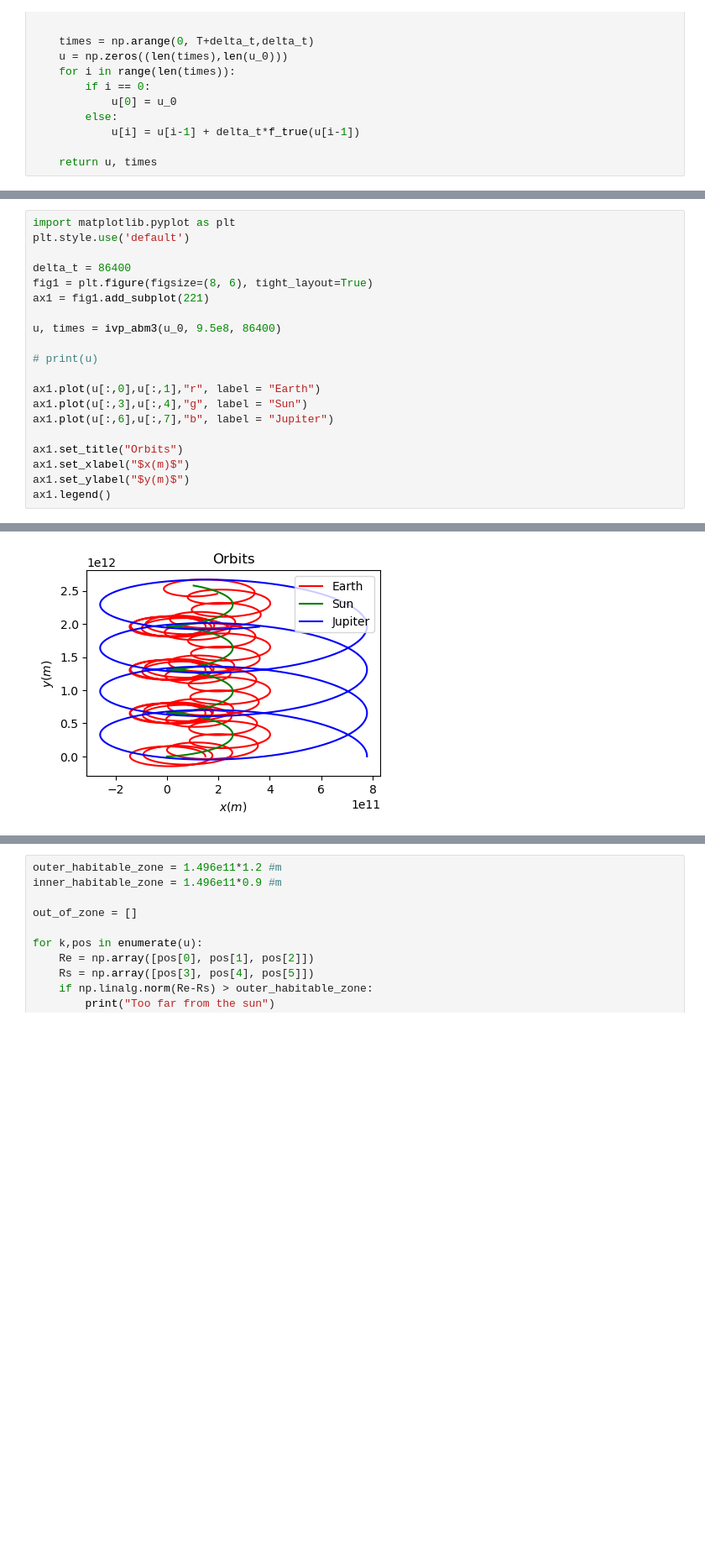
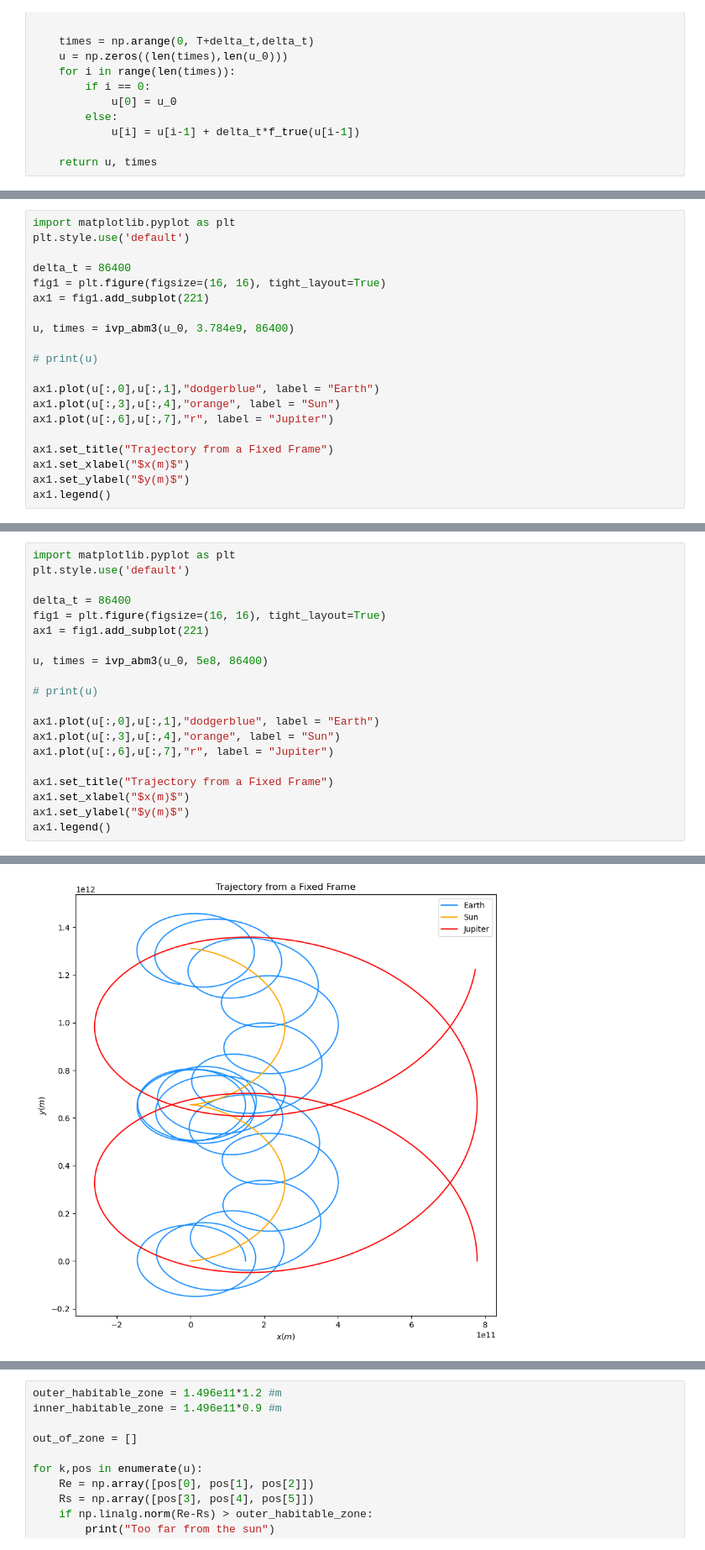
Before and after one commit to Zoinkadoinka/AE370-Project-1, a Jupyter notebook: Mega Jupiter Code.ipynb, the cells around one changed output, grey strips where cells are left out. Shown at 84% size. Cells and saved outputs as stored; diff of their text form; blank space fills up the shorter version.

```diff
--- a/Mega Jupiter Code.ipynb
+++ b/Mega Jupiter Code.ipynb
@@ -194,0 +230,20 @@ def ivp_abm3_error(u_0, T, delta_t):
+# %%
+import matplotlib.pyplot as plt
+plt.style.use('default')
+
+delta_t = 86400
+fig1 = plt.figure(figsize=(16, 16), tight_layout=True)
+ax1 = fig1.add_subplot(221)
+
+u, times = ivp_abm3(u_0, 3.784e9, 86400)
+
+# print(u)
+
+ax1.plot(u[:,0],u[:,1],"dodgerblue", label = "Earth")
+ax1.plot(u[:,3],u[:,4],"orange", label = "Sun")
+ax1.plot(u[:,6],u[:,7],"r", label = "Jupiter")
+
+ax1.set_title("Trajectory from a Fixed Frame")
+ax1.set_xlabel("$x(m)$")
+ax1.set_ylabel("$y(m)$")
+ax1.legend()
@@ -195,26 +253,26 @@ def ivp_abm3_error(u_0, T, delta_t):
 # %%
 import matplotlib.pyplot as plt
 plt.style.use('default')
 
 delta_t = 86400
-fig1 = plt.figure(figsize=(8, 6), tight_layout=True)
+fig1 = plt.figure(figsize=(16, 16), tight_layout=True)
 ax1 = fig1.add_subplot(221)
 
-u, times = ivp_abm3(u_0, 9.5e8, 86400)
+u, times = ivp_abm3(u_0, 5e8, 86400)
 
 # print(u)
 
-ax1.plot(u[:,0],u[:,1],"r", label = "Earth")
-ax1.plot(u[:,3],u[:,4],"g", label = "Sun")
-ax1.plot(u[:,6],u[:,7],"b", label = "Jupiter")
+ax1.plot(u[:,0],u[:,1],"dodgerblue", label = "Earth")
+ax1.plot(u[:,3],u[:,4],"orange", label = "Sun")
+ax1.plot(u[:,6],u[:,7],"r", label = "Jupiter")
 
-ax1.set_title("Orbits")
+ax1.set_title("Trajectory from a Fixed Frame")
 ax1.set_xlabel("$x(m)$")
 ax1.set_ylabel("$y(m)$")
 ax1.legend()
 # %% [output]
 <matplotlib.legend.Legend at 0x...>
-[figure, old version]
+[figure, new version]
 # %%
 import matplotlib.pyplot as plt
 plt.style.use('default')
```
Also changed, not shown: parts of 11 cells of this notebook, 1 other file.
